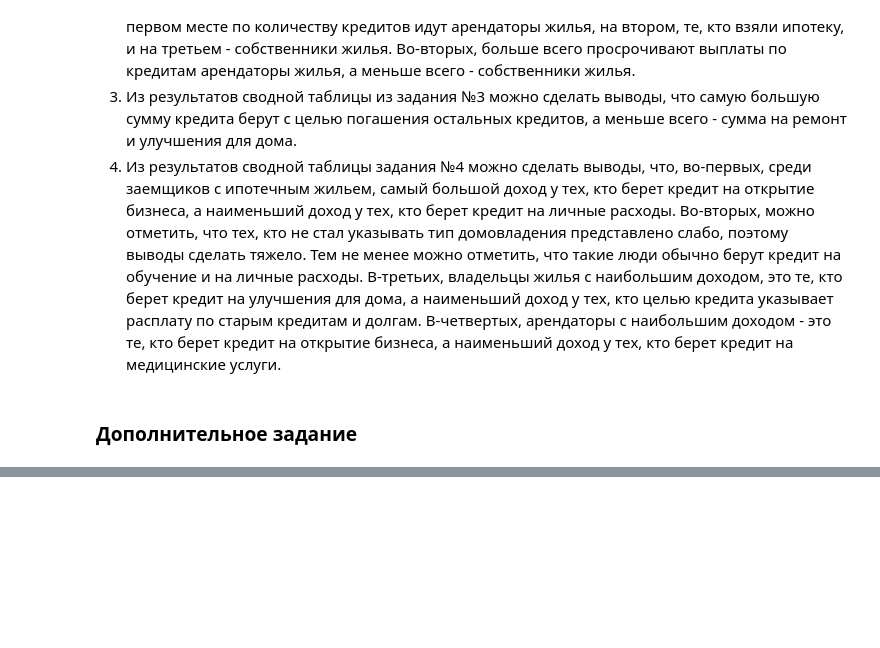
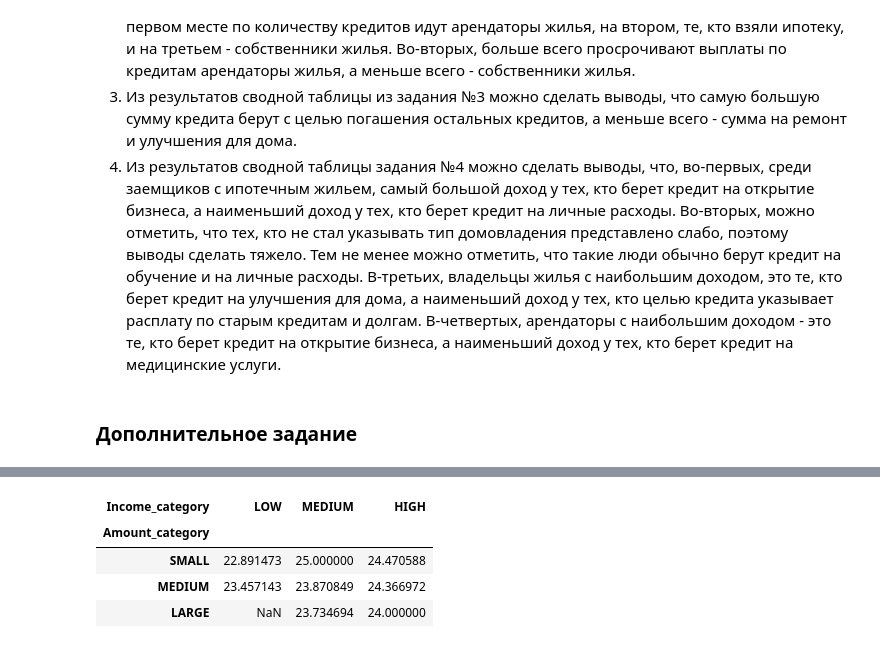
Before and after one commit to AlisaRezanova/LR1, a Jupyter notebook: ЛР1_Резанова_Вариант7.ipynb, the cells around one changed output, grey strips where cells are left out. Saved outputs shown, nothing was run; the diff lists cells and outputs as text; code cells hidden in the pictures; blank space fills up the shorter version.

```diff
--- a/ЛР1_Резанова_Вариант7.ipynb
+++ b/ЛР1_Резанова_Вариант7.ipynb
@@ -440,0 +393,11 @@ df.pivot_table(index=['Home'], columns='Intent', values='Income', aggfunc='mean'
+# %%
+import math
+df['Amount_category'] = pd.cut(df['Amount'], bins=[0, 10000, 25000, float(math.inf)], labels=['SMALL', 'MEDIUM', 'LARGE'])
+df['Income_category'] = pd.cut(df['Income'], bins=[0, 44000, 128499, float(math.inf)], labels=['LOW', 'MEDIUM', 'HIGH'])
+df.pivot_table(index='Amount_category', columns='Income_category', values='Age', aggfunc='mean')
+# %% [output]
+| Income_category | LOW | MEDIUM | HIGH |
+| Amount_category |  |  |  |
+| SMALL | 22.891473 | 25.000000 | 24.470588 |
+| MEDIUM | 23.457143 | 23.870849 | 24.366972 |
+| LARGE | NaN | 23.734694 | 24.000000 |
```
Also changed, not shown: parts of 12 cells of this notebook.
